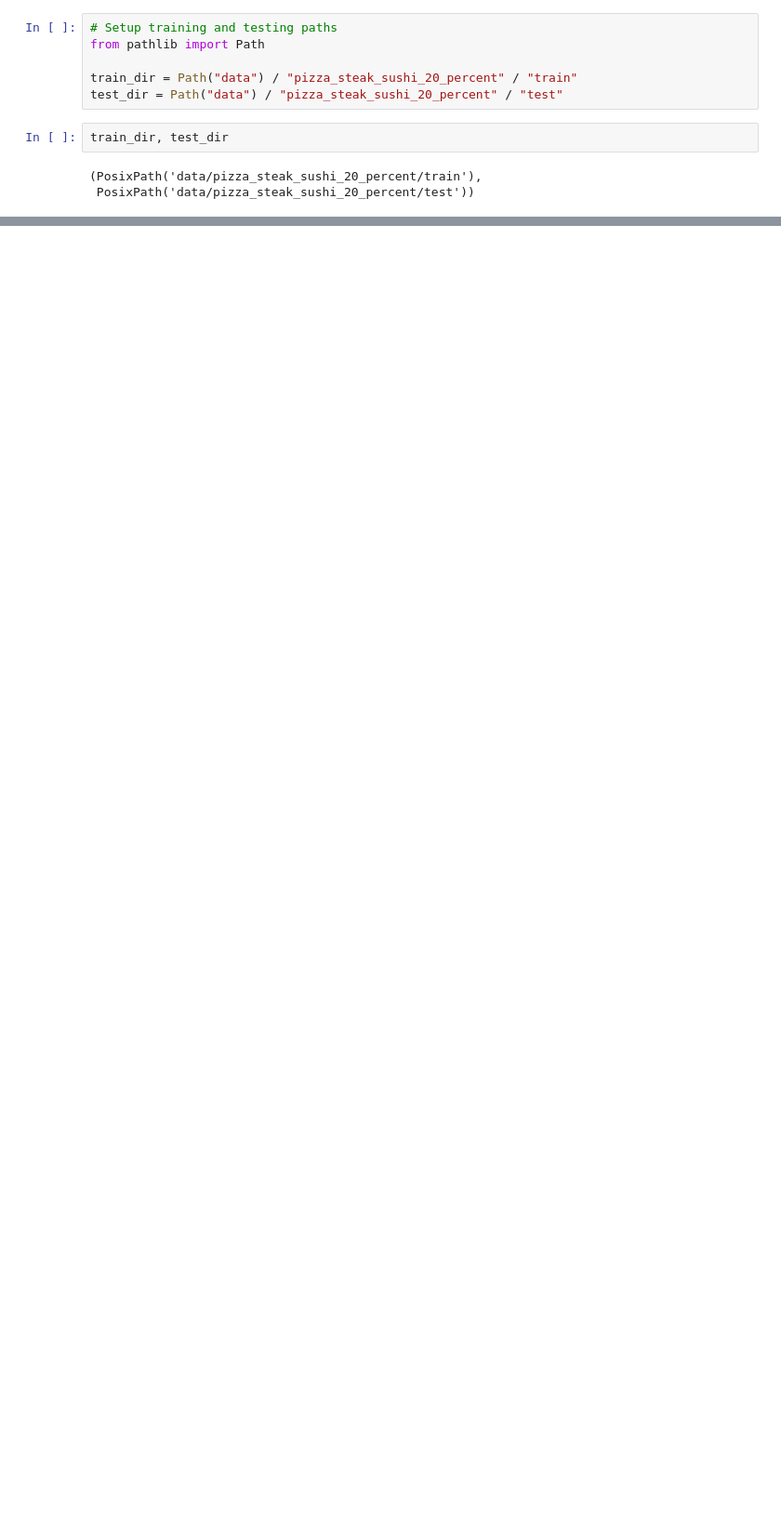
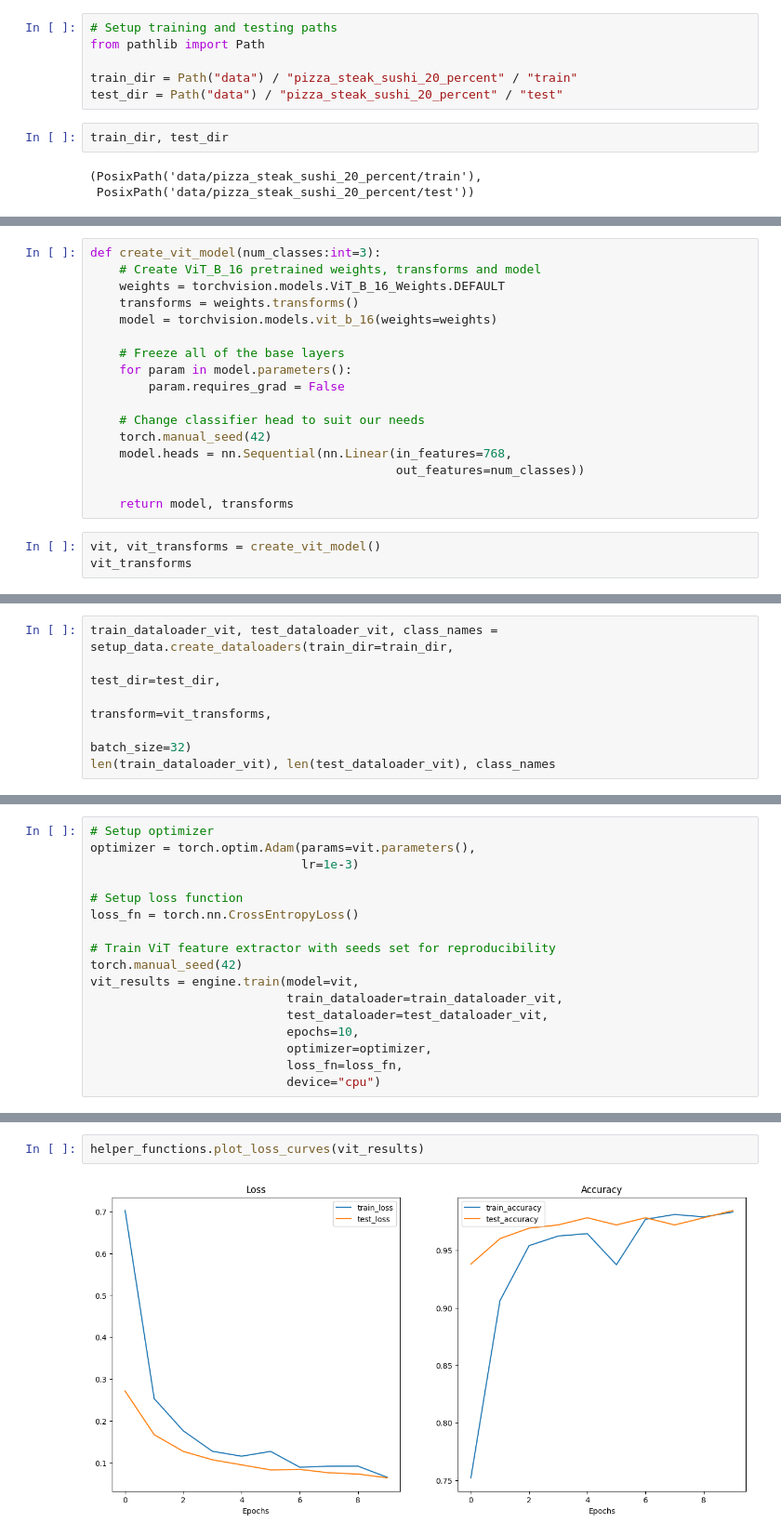
Before and after one commit to mchojna/pytorch-course, a Jupyter notebook: 09_pytorch_model_deployment/09_pytorch_model_deployment.ipynb, the cells around one changed output, grey strips where cells are left out. Shown at 93% size. Saved outputs shown, nothing was run; the diff lists cells and outputs as text; blank space fills up the shorter version.

```diff
--- a/09_pytorch_model_deployment/09_pytorch_model_deployment.ipynb
+++ b/09_pytorch_model_deployment/09_pytorch_model_deployment.ipynb
@@ -61,0 +333,20 @@ train_dir, test_dir
+# %%
+def create_vit_model(num_classes:int=3):
+    # Create ViT_B_16 pretrained weights, transforms and model
+    weights = torchvision.models.ViT_B_16_Weights.DEFAULT
+    transforms = weights.transforms()
+    model = torchvision.models.vit_b_16(weights=weights)
+
+    # Freeze all of the base layers
+    for param in model.parameters():
+        param.requires_grad = False
+
+    # Change classifier head to suit our needs
+    torch.manual_seed(42)
+    model.heads = nn.Sequential(nn.Linear(in_features=768,
+                                          out_features=num_classes))
+
+    return model, transforms
+# %%
+vit, vit_transforms = create_vit_model()
+vit_transforms
@@ -61,0 +387,6 @@ train_dir, test_dir
+# %%
+train_dataloader_vit, test_dataloader_vit, class_names = setup_data.create_dataloaders(train_dir=train_dir,
+                                                                                       test_dir=test_dir,
+                                                                                       transform=vit_transforms,
+                                                                                       batch_size=32)
+len(train_dataloader_vit), len(test_dataloader_vit), class_names
@@ -61,0 +399,17 @@ train_dir, test_dir
+# %%
+# Setup optimizer
+optimizer = torch.optim.Adam(params=vit.parameters(),
+                             lr=1e-3)
+
+# Setup loss function
+loss_fn = torch.nn.CrossEntropyLoss()
+
+# Train ViT feature extractor with seeds set for reproducibility
+torch.manual_seed(42)
+vit_results = engine.train(model=vit,
+                           train_dataloader=train_dataloader_vit,
+                           test_dataloader=test_dataloader_vit,
+                           epochs=10,
+                           optimizer=optimizer,
+                           loss_fn=loss_fn,
+                           device="cpu")
@@ -61,0 +429,4 @@ train_dir, test_dir
+# %%
+helper_functions.plot_loss_curves(vit_results)
+# %% [output]
+[figure, added]
```
Also changed, not shown: parts of 79 cells of this notebook, 3 other files.
